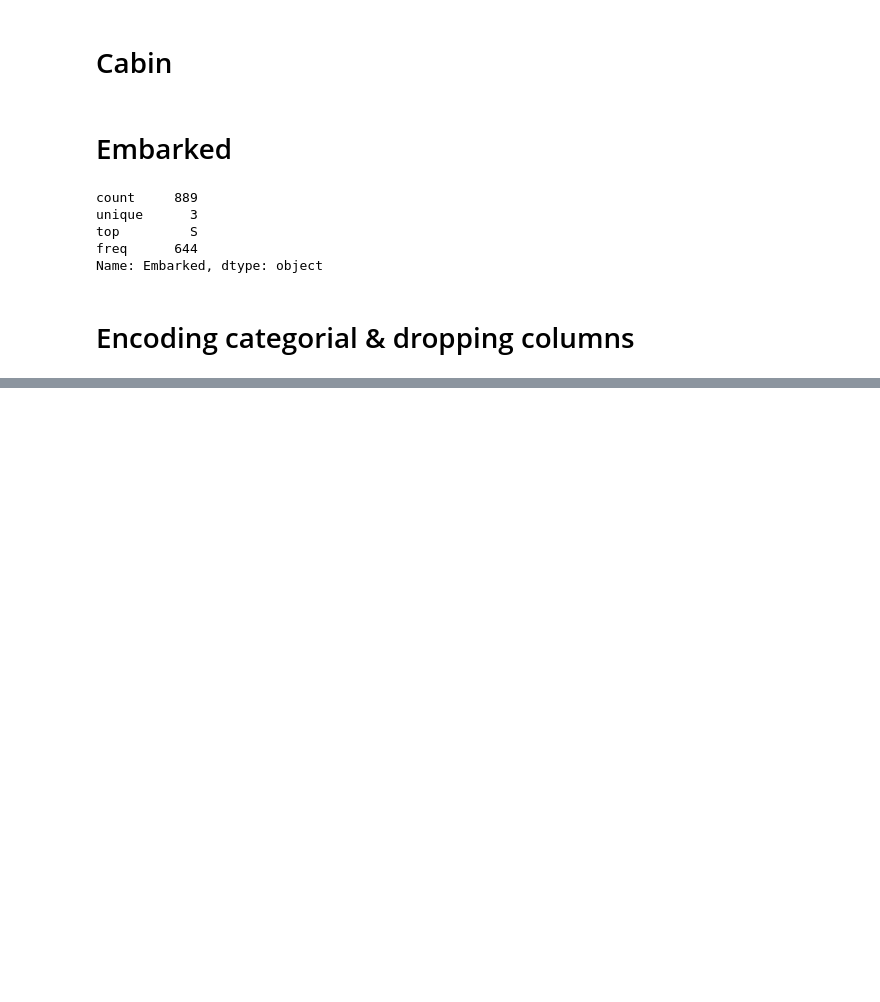
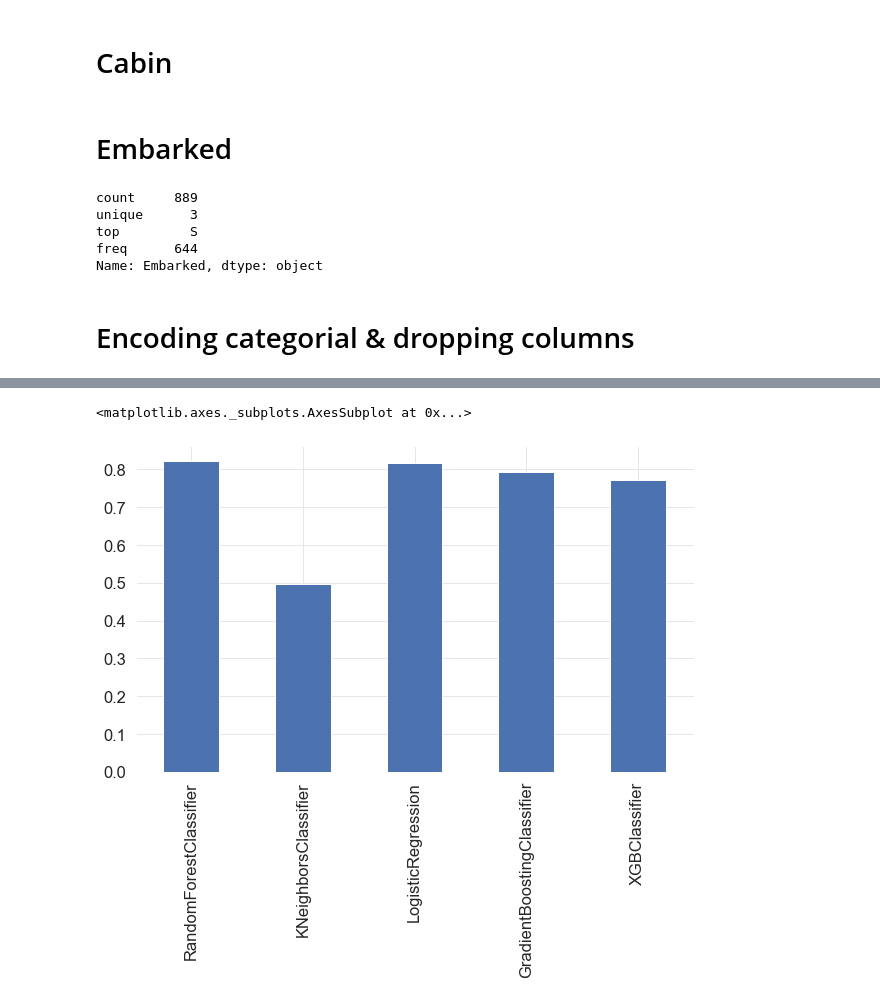
Before and after one commit to subZiro/kagle-titanic-survival-predict-python-ML, a Jupyter notebook: code/titanic_ML_kagle_smoketofe.ipynb, the cells around one changed output, grey strips where cells are left out. Drawn from its saved outputs; the diff is of its cells as text; code cells hidden in the pictures; blank space fills up the shorter version.

```diff
--- a/code/titanic_ML_kagle_smoketofe.ipynb
+++ b/code/titanic_ML_kagle_smoketofe.ipynb
@@ -366,0 +462,6 @@ https://github.com/sumitmukhija/Titanic/blob/master/Tip%20of%20the%20Iceberg.ipy
+# %%
+scores = cross_val_score(model_knc, X, y, cv = kfold)
+itog_val['KNeighborsClassifier'] = scores.mean()
+# %%
+scores = cross_val_score(model_lr, X, y, cv = kfold)
+itog_val['LogisticRegression'] = scores.mean()
@@ -366,0 +486,11 @@ https://github.com/sumitmukhija/Titanic/blob/master/Tip%20of%20the%20Iceberg.ipy
+# %%
+scores = cross_val_score(model_gbt, X, y, cv = kfold)
+itog_val['GradientBoostingClassifier'] = scores.mean()
+# %%
+scores = cross_val_score(model_xgbc, X, y, cv = kfold)
+itog_val['XGBClassifier'] = scores.mean()
+# %%
+train_data.from_dict(data = itog_val, orient='index').plot(kind='bar', legend=False)
+# %% [output]
+<matplotlib.axes._subplots.AxesSubplot at 0x...>
+[figure, added]
```
Also changed, not shown: parts of 64 cells of this notebook.
